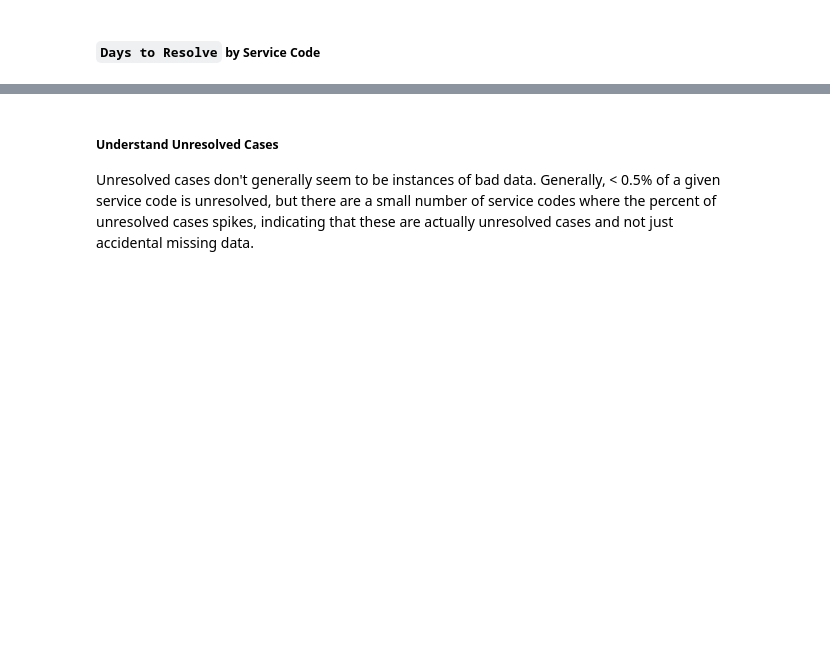
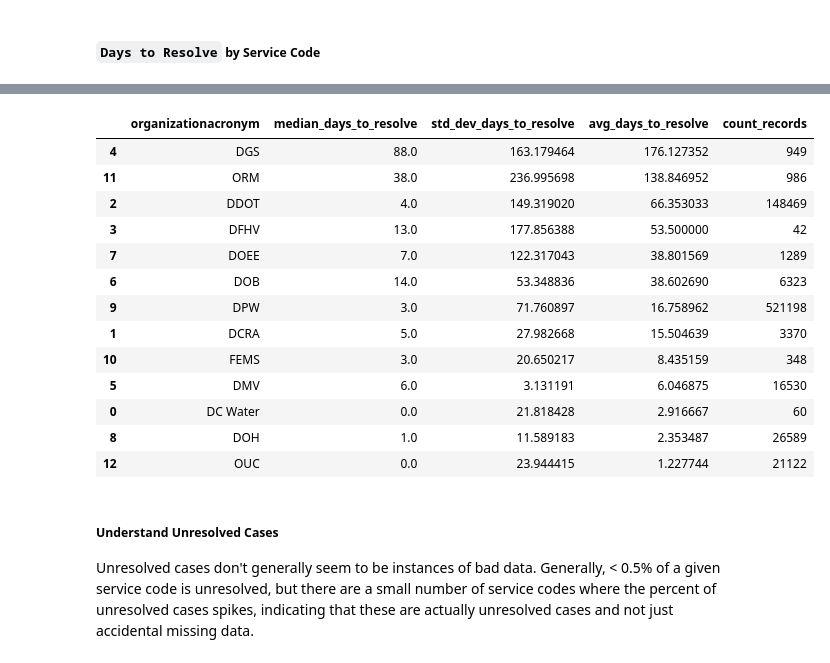
Before and after one commit to FeldmanMike/dc311, a Jupyter notebook: notebooks/01_data_exploration/01_data_exploration.ipynb, the cells around one changed output, grey strips where cells are left out. Cells and saved outputs as stored; diff of their text form; code cells hidden in the pictures; blank space fills up the shorter version.

```diff
--- a/notebooks/01_data_exploration/01_data_exploration.ipynb
+++ b/notebooks/01_data_exploration/01_data_exploration.ipynb
@@ -296,3 +331,20 @@ agg_ward_df.sort_values('ward', ascending=True).head(30)
+# %%
+agg_org_df.sort_values('avg_days_to_resolve', ascending=False).head(30)
+# %% [output]
+|  | organizationacronym | median_days_to_resolve | std_dev_days_to_resolve | avg_days_to_resolve | count_records |
+| 4 | DGS | 88.0 | 163.179464 | 176.127352 | 949 |
+| 11 | ORM | 38.0 | 236.995698 | 138.846952 | 986 |
+| 2 | DDOT | 4.0 | 149.319020 | 66.353033 | 148469 |
+| 3 | DFHV | 13.0 | 177.856388 | 53.500000 | 42 |
+| 7 | DOEE | 7.0 | 122.317043 | 38.801569 | 1289 |
+| 6 | DOB | 14.0 | 53.348836 | 38.602690 | 6323 |
+| 9 | DPW | 3.0 | 71.760897 | 16.758962 | 521198 |
+| 1 | DCRA | 5.0 | 27.982668 | 15.504639 | 3370 |
+| 10 | FEMS | 3.0 | 20.650217 | 8.435159 | 348 |
+| 5 | DMV | 6.0 | 3.131191 | 6.046875 | 16530 |
+| 0 | DC Water | 0.0 | 21.818428 | 2.916667 | 60 |
+| 8 | DOH | 1.0 | 11.589183 | 2.353487 | 26589 |
+| 12 | OUC | 0.0 | 23.944415 | 1.227744 | 21122 |
 # %% [markdown]
 ##### Understand Unresolved Cases
 
```
Also changed, not shown: parts of 19 cells of this notebook.
